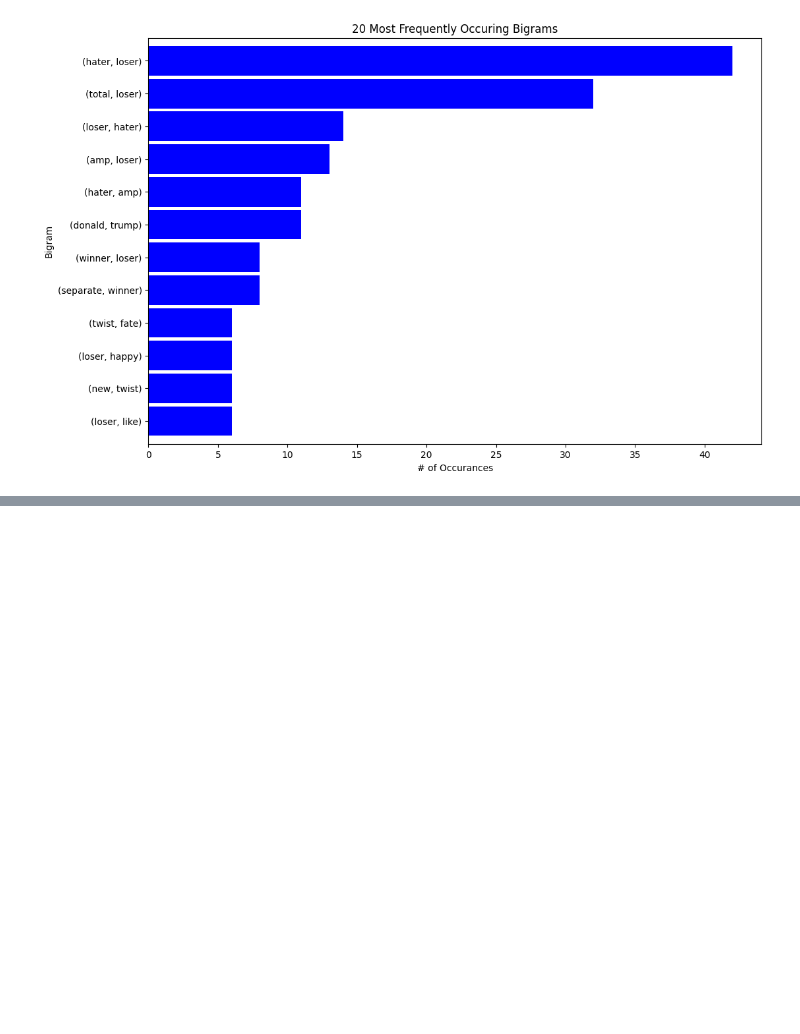
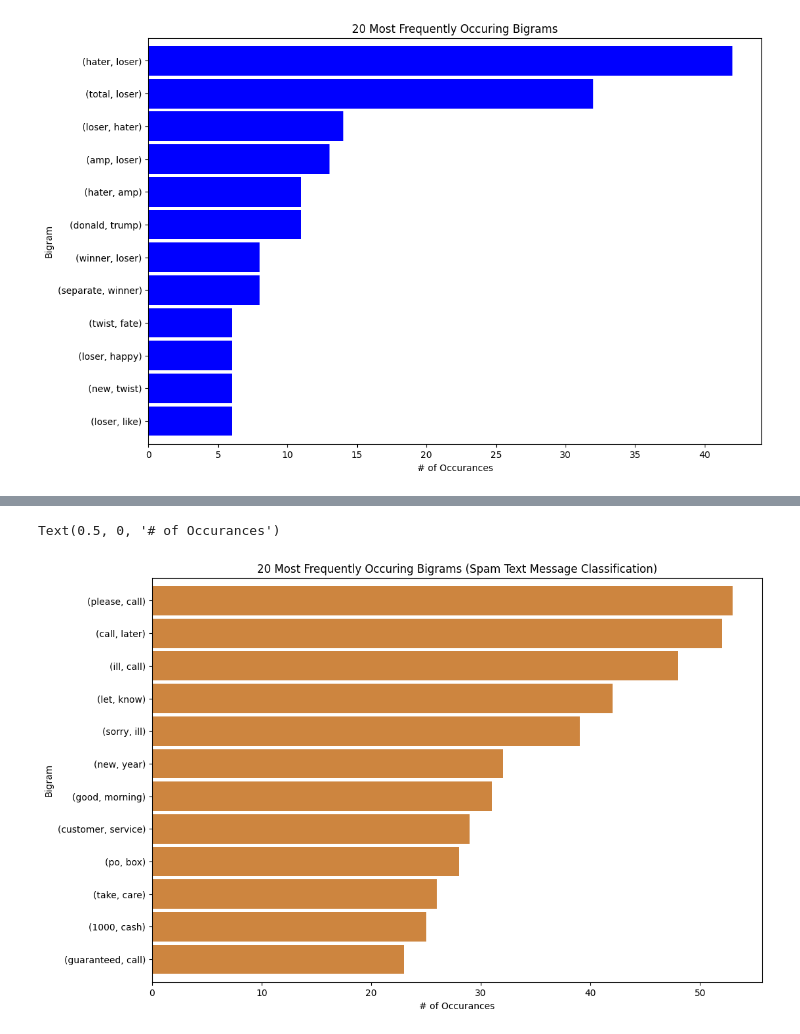
Before and after one commit to daniel-mehta/Natural-Language-Processing, a Jupyter notebook: Assignments/Assignment 01/Daniel_Mehta.ipynb, the cells around one changed output, grey strips where cells are left out. Saved outputs shown, nothing was run; the diff lists cells and outputs as text; code cells hidden in the pictures; blank space fills up the shorter version.

```diff
--- a/Assignments/Assignment 01/Daniel_Mehta.ipynb
+++ b/Assignments/Assignment 01/Daniel_Mehta.ipynb
@@ -111,0 +130,15 @@ Text(0.5, 0, '# of Occurances')
+# %%
+ADDITIONAL_STOPWORDS = ['u', 'ur', '4', '2', 'im', 'dont', 'dun']
+# %%
+def basic_clean(text):
+    wnl = nltk.stem.WordNetLemmatizer()
+    stopwords = nltk.corpus.stopwords.words('english') + ADDITIONAL_STOPWORDS
+    text = (unicodedata.normalize('NFKD', text)
+    .encode('ascii', 'ignore')
+    .decode('utf-8', 'ignore')
+    .lower())
+    words = re.sub(r'[^\w\s]', '', text).split()
+    return [wnl.lemmatize(word) for word in words if word not in stopwords]
+# %%
+words = basic_clean(''.join(str(df['Message'].tolist())))
+words[:20]
@@ -111,0 +198,11 @@ Text(0.5, 0, '# of Occurances')
+# %%
+bigrams_series = (pd.Series(nltk.ngrams(words, 2)).value_counts())[:12]
+trigrams_series = (pd.Series(nltk.ngrams(words, 3)).value_counts())[:12]
+# %%
+bigrams_series.sort_values().plot.barh(color='peru', width=.9, figsize=(12, 8))
+plt.title('20 Most Frequently Occuring Bigrams (Spam Text Message Classification)')
+plt.ylabel('Bigram')
+plt.xlabel('# of Occurances')
+# %% [output]
+Text(0.5, 0, '# of Occurances')
+[figure, added]
```
Also changed, not shown: parts of 8 cells of this notebook, 1 other file.
